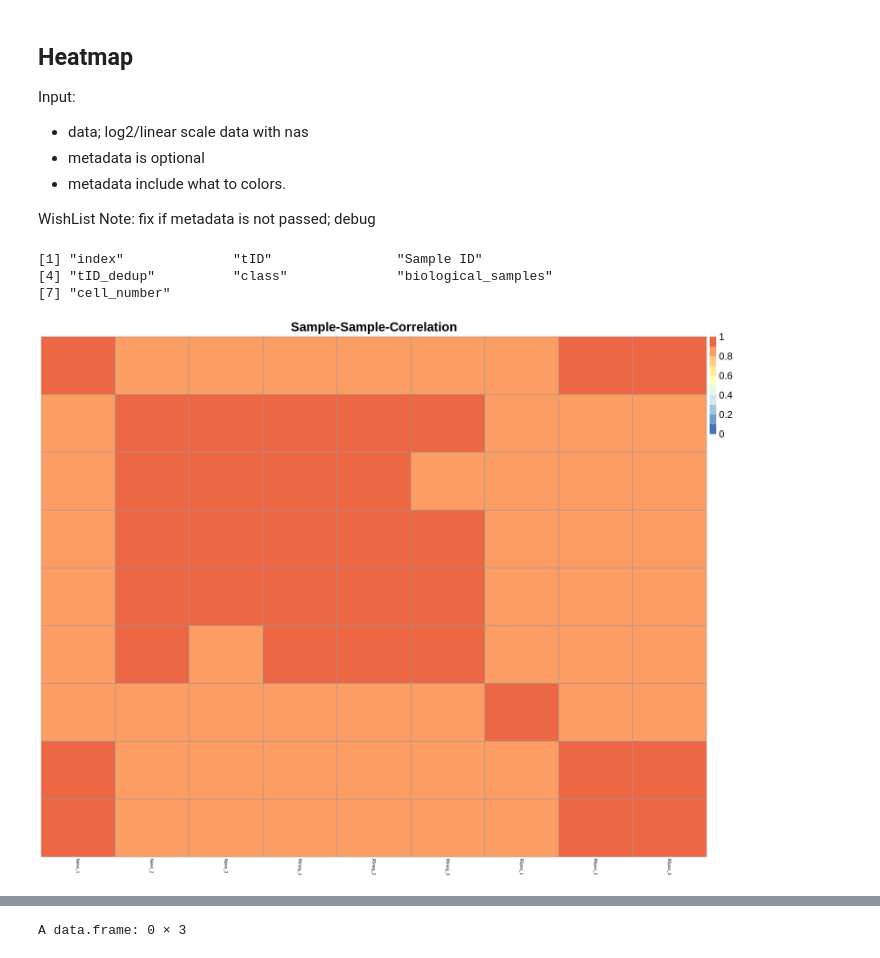
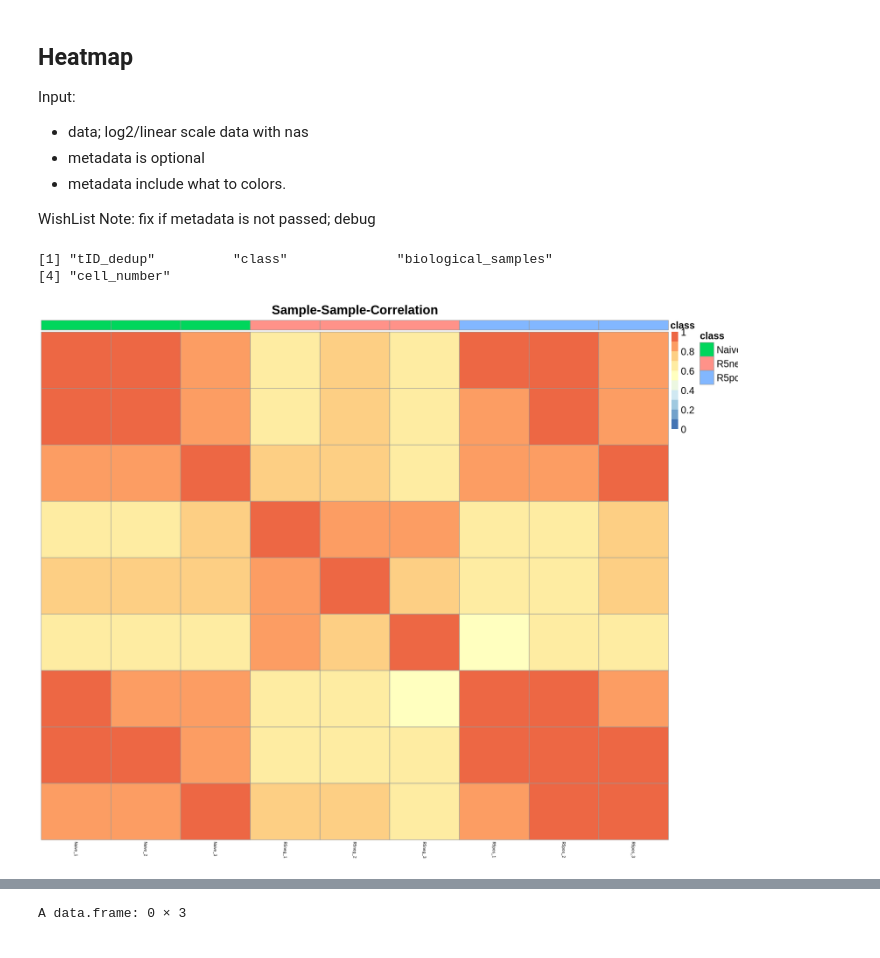
Before and after one commit to shuzhao-li-lab/Phosphatidylserine_analyses, a Jupyter notebook: script/R/QC_report_HILICpos_samples_only-deduplicated.ipynb, the cells around one changed output, grey strips where cells are left out. Saved outputs shown, nothing was run; the diff lists cells and outputs as text; code cells hidden in the pictures.

```diff
--- a/script/R/QC_report_HILICpos_samples_only-deduplicated.ipynb
+++ b/script/R/QC_report_HILICpos_samples_only-deduplicated.ipynb
@@ -37,8 +37,8 @@ source('./utilis/utlis_MQC.R')
 # !!! What meta/feature/filtered tables in use?
 - HILICpos
 # %%
-meta_path <- "../../input/sequence_file/clean_meta_df.csv"
-featab_path <- "../../output/preprocessing_59/groupFil0.3_HILICpos_featab.csv"
+meta_path <- "../../input/sequence_file/clean_deduplicated_meta_df.csv"
+featab_path <- "../../output/preprocessing_97/groupFil0.3_HILICpos_featab.csv"
 # %% [markdown]
 #### Read metadata table
 # %%
@@ -265,14 +276,13 @@ WishList Note:  fix if metadata is not passed; debug
 # %%
 colnames(meta_df)
 # %% [output]
-[1] "index"              "tID"                "Sample ID"
-[4] "tID_dedup"          "class"              "biological_samples"
-[7] "cell_number"
+[1] "tID_dedup"          "class"              "biological_samples"
+[4] "cell_number"
 # %%
 options(repr.plot.width=15, repr.plot.height=12, res=300)
-suppressMessages(plot_heatmap(featab_df.log, meta_df, "Sample ID","class"))
+suppressMessages(plot_heatmap(featab_df.log, meta_df, "tID_dedup","class"))
 # %% [output]
-[figure, old version]
+[figure, new version]
 # %%
 df.outliers <-  get_outliers_heatmap(featab_df.log)
 options(repr.plot.width=15, repr.plot.height=10, res=300)
```
Also changed, not shown: parts of 20 cells of this notebook, 5 other files.
